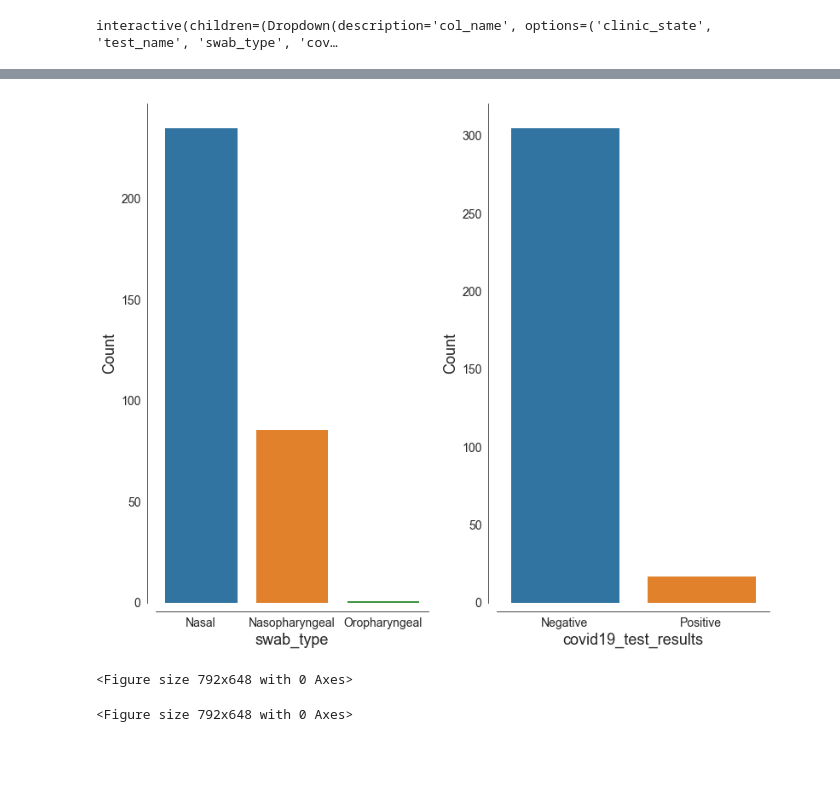
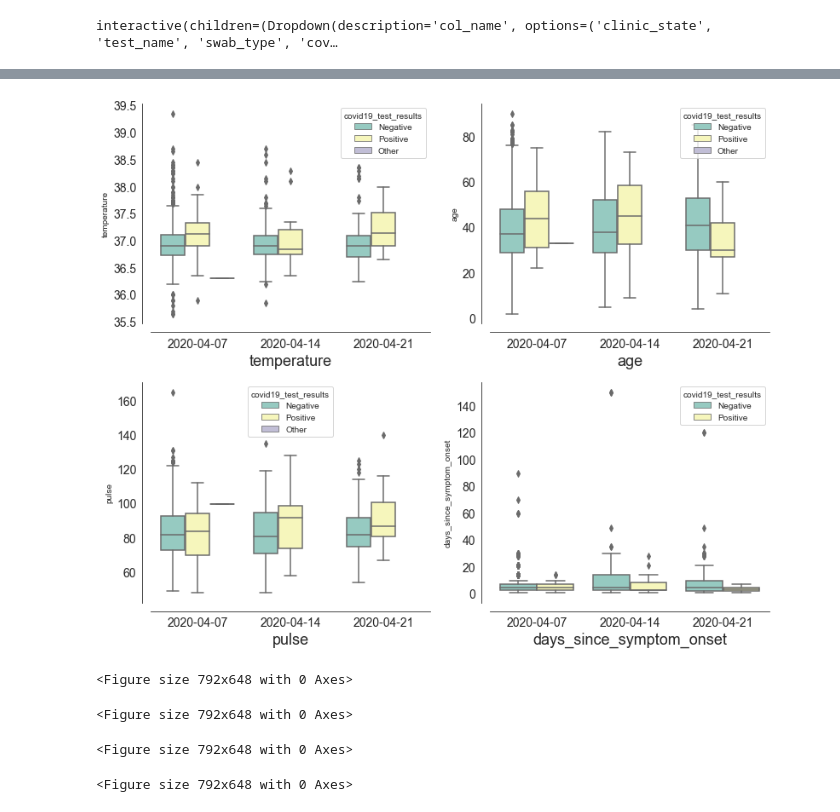
Before and after one commit to nargesam/covidclinicaldata, a Jupyter notebook: notebooks/EDA-coviddata.ipynb, the cells around one changed output, grey strips where cells are left out. Cells and saved outputs as stored; diff of their text form; code cells hidden in the pictures; blank space fills up the shorter version.

Commit message:
EDA- added boxplot

```diff
--- a/notebooks/EDA-coviddata.ipynb
+++ b/notebooks/EDA-coviddata.ipynb
@@ -42,8 +60,3 @@ data.describe()
 | 50% | 40.500000 | 36.900000 | 82.000000 | 125.000000 | 80.000000 | 16.000000 | 98.000000 | 5.000000 |
 | 75% | 52.000000 | 37.100000 | 92.000000 | 137.000000 | 85.000000 | 17.000000 | 99.000000 | 9.250000 |
 | max | 85.000000 | 38.350000 | 140.000000 | 190.000000 | 108.000000 | 25.000000 | 100.000000 | 120.000000 |
-# %%
-data.head()
-# len(data) #322
-# data.columns
-data = data.fillna('Not_Measured')
@@ -93,0 +63,5 @@ for bar in bars:
+# %%
+datapath = '../data/04-14_carbonhealth_and_braidhealth.csv'
+data_4_14 = pd.read_csv(datapath)
+
+data_4_14.describe()
@@ -93,0 +78,10 @@ for bar in bars:
+# %%
+data_merged = pd.concat([data_4_7, data_4_14, data_4_21])
+
+data_merged.shape
+data_merged.head()
+
+data_merged = data_merged.fillna('Not_Measured')
+data_merged.date_published.value_counts()
+
+data_merged.head()
@@ -154,37 +233,52 @@ interactive(children=(Dropdown(description='col_name', options=('clinic_state',
 # %%
-def plot_categorical_counts_2(col_name, data, ax=None, **args):
+fields_numerical = ['temperature', 'age', 'pulse','days_since_symptom_onset']
 
-    plot_data = pd.DataFrame(data[col_name] \
-        .value_counts()) \
-        .reset_index()
 
-    plot_data.columns = [col_name, 'count']
+def boxplot_numerical(col_name, data, ax):
 
+    plot_data = data.copy()
+
+    plot_data[col_name] = plot_data[col_name].replace('Not_Measured', -1)
+    plot_data = plot_data[plot_data[col_name] > 0]
 
     fig = plt.figure()
 
-    if ax is None:
+    if not ax:
         ax = fig.add_subplot()
 
-    ax = sns.barplot(y='count', x=col_name, data=plot_data, ax=ax, **args)
+    ax = sns.boxplot(x="date_published",
+                     y=col_name,
+                     hue="covid19_test_results",
+                     data=plot_data,
+                     palette="Set3",
+                     ax=ax)
+
     ax.tick_params(axis='x', labelsize=14)
     ax.tick_params(axis='y', labelsize=14)
     ax.set_xlabel(col_name, fontsize=18)
-    ax.set_ylabel('Count', fontsize=18)
 
     sns.despine(offset=10, trim=False, ax=ax)
     plt.tight_layout()
     return ax, fig
+
+
+fig = plt.figure(constrained_layout=True)
+gs = gridspec.GridSpec(nrows=2, ncols=2, figure=fig)
+
+ax_00 = fig.add_subplot(gs[0, 0])
+ax_00, _ = boxplot_numerical(fields_numerical[0], data_merged, ax_00)
+
+ax_01 = fig.add_subplot(gs[0, 1])
+ax_01, _ = boxplot_numerical(fields_numerical[1], data_merged, ax_01)
+
+ax_10 = fig.add_subplot(gs[1,0])
+ax_10, _ = boxplot_numerical(fields_numerical[2], data_merged, ax_10)
+
+ax_11 = fig.add_subplot(gs[1,1])
+ax_11, _ = boxplot_numerical(fields_numerical[3], data_merged, ax_11)
+# %% [output]
+[figure, added]
+<Figure size 792x648 with 0 Axes>
+<Figure size 792x648 with 0 Axes>
+<Figure size 792x648 with 0 Axes>
+<Figure size 792x648 with 0 Axes>
-# %%
-fig = plt.figure(constrained_layout=True)
-gs = gridspec.GridSpec(nrows=1, ncols=2, figure=fig)
-
-ax_00 = fig.add_subplot(gs[0, 0])
-ax_swb, _ = plot_categorical_counts('swab_type', data, ax=ax_00)
-
-ax_01 = fig.add_subplot(gs[0, 1])
-ax_tst_res, _ = plot_categorical_counts('covid19_test_results', data, ax=ax_01)
-# %% [output]
-[figure, removed]
-<Figure size 792x648 with 0 Axes>
-<Figure size 792x648 with 0 Axes>
```
Also changed, not shown: parts of 9 cells of this notebook.
